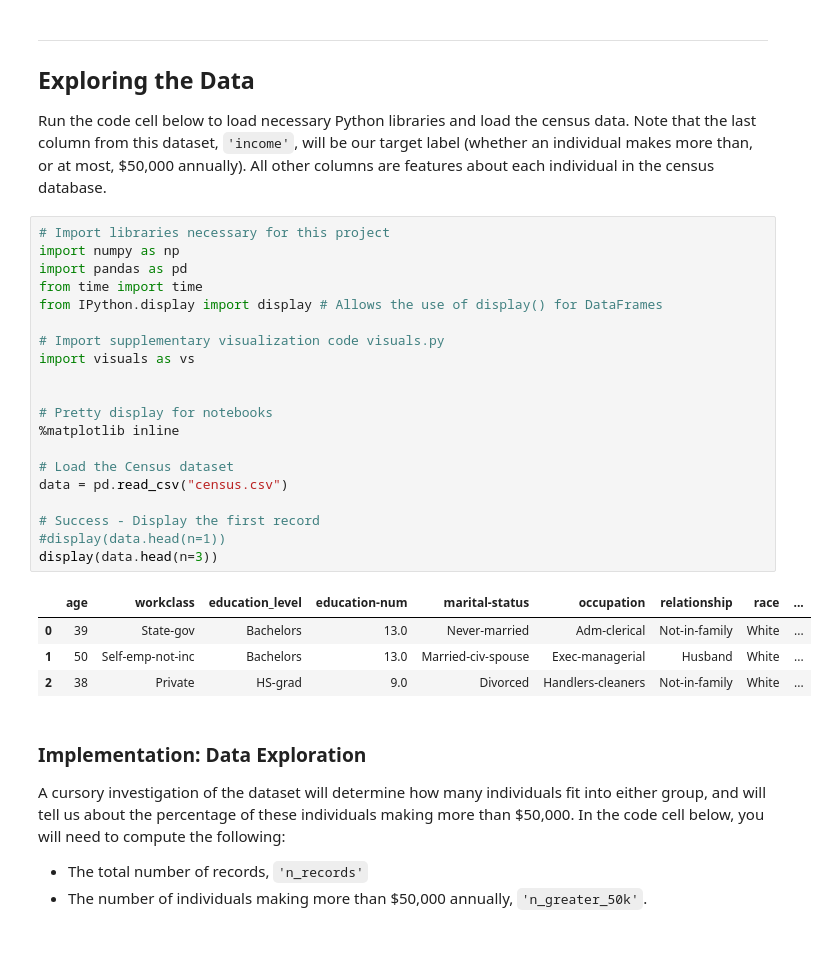
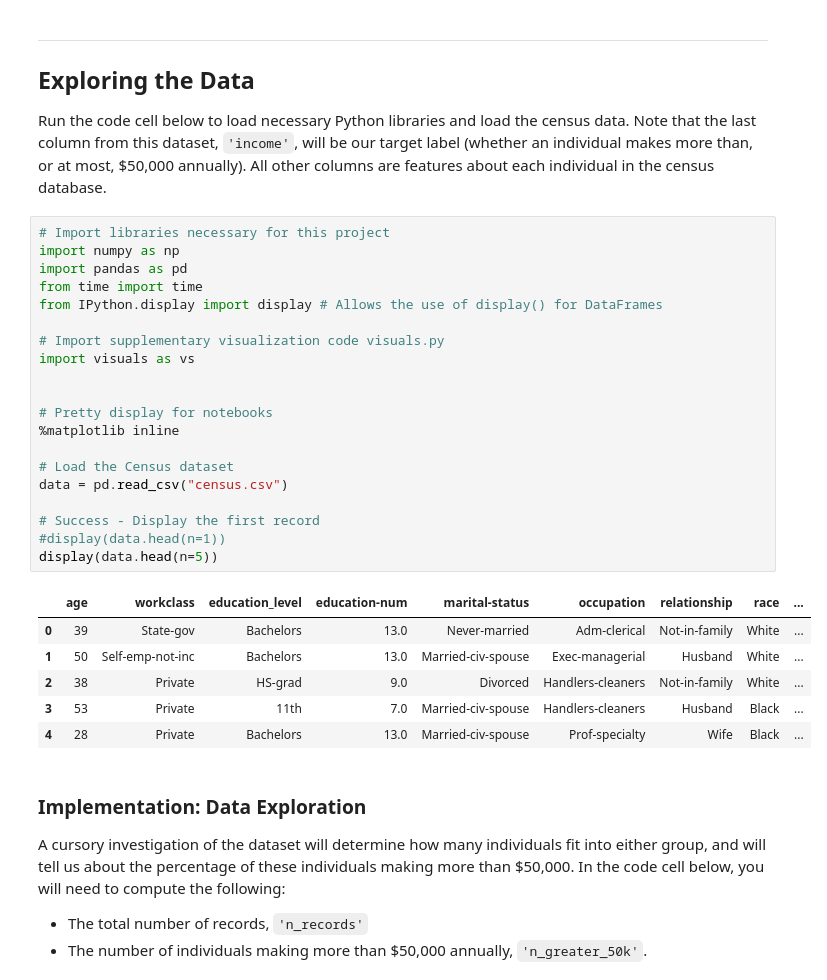
Before and after one commit to fschirrm/cd0025-supervised-learning, a Jupyter notebook: finding_donors/finding_donors.ipynb, the cells around one changed output. Saved outputs shown, nothing was run; the diff lists cells and outputs as text; blank space fills up the shorter version.

```diff
--- a/finding_donors/finding_donors.ipynb
+++ b/finding_donors/finding_donors.ipynb
@@ -21,28 +21,30 @@ Run the code cell below to load necessary Python libraries and load the census d
 # %%
 # Import libraries necessary for this project
 import numpy as np
 import pandas as pd
 from time import time
 from IPython.display import display # Allows the use of display() for DataFrames
 
 # Import supplementary visualization code visuals.py
 import visuals as vs
 
 
 # Pretty display for notebooks
 %matplotlib inline
 
 # Load the Census dataset
 data = pd.read_csv("census.csv")
 
 # Success - Display the first record
 #display(data.head(n=1))
-display(data.head(n=3))
+display(data.head(n=5))
 # %% [output]
 |  | age | workclass | education_level | education-num | marital-status | occupation | relationship | race | ... |
 | 0 | 39 | State-gov | Bachelors | 13.0 | Never-married | Adm-clerical | Not-in-family | White | ... |
 | 1 | 50 | Self-emp-not-inc | Bachelors | 13.0 | Married-civ-spouse | Exec-managerial | Husband | White | ... |
 | 2 | 38 | Private | HS-grad | 9.0 | Divorced | Handlers-cleaners | Not-in-family | White | ... |
+| 3 | 53 | Private | 11th | 7.0 | Married-civ-spouse | Handlers-cleaners | Husband | Black | ... |
+| 4 | 28 | Private | Bachelors | 13.0 | Married-civ-spouse | Prof-specialty | Wife | Black | ... |
 # %% [markdown]
 ### Implementation: Data Exploration
 A cursory investigation of the dataset will determine how many individuals fit into either group, and will tell us about the percentage of these individuals making more than \$50,000. In the code cell below, you will need to compute the following:
```
Also changed, not shown: parts of 12 cells of this notebook.
